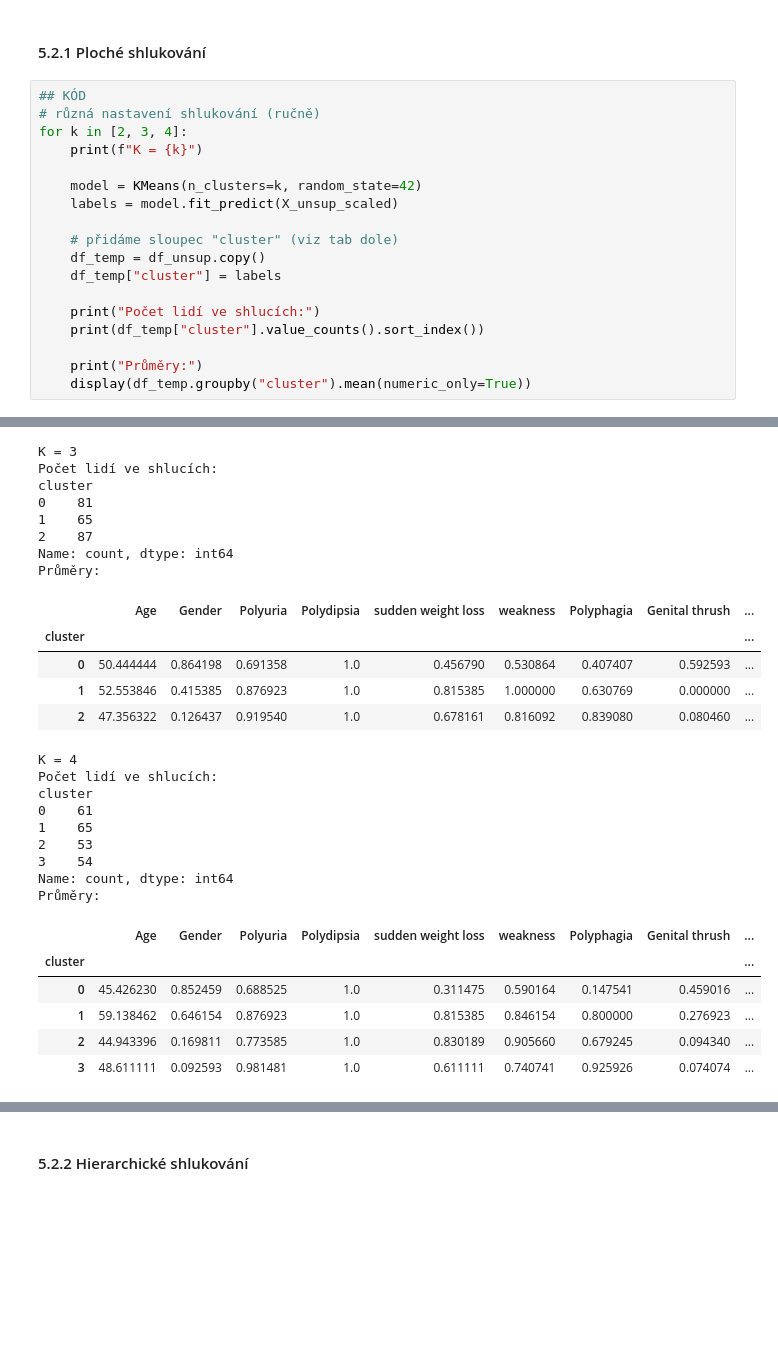
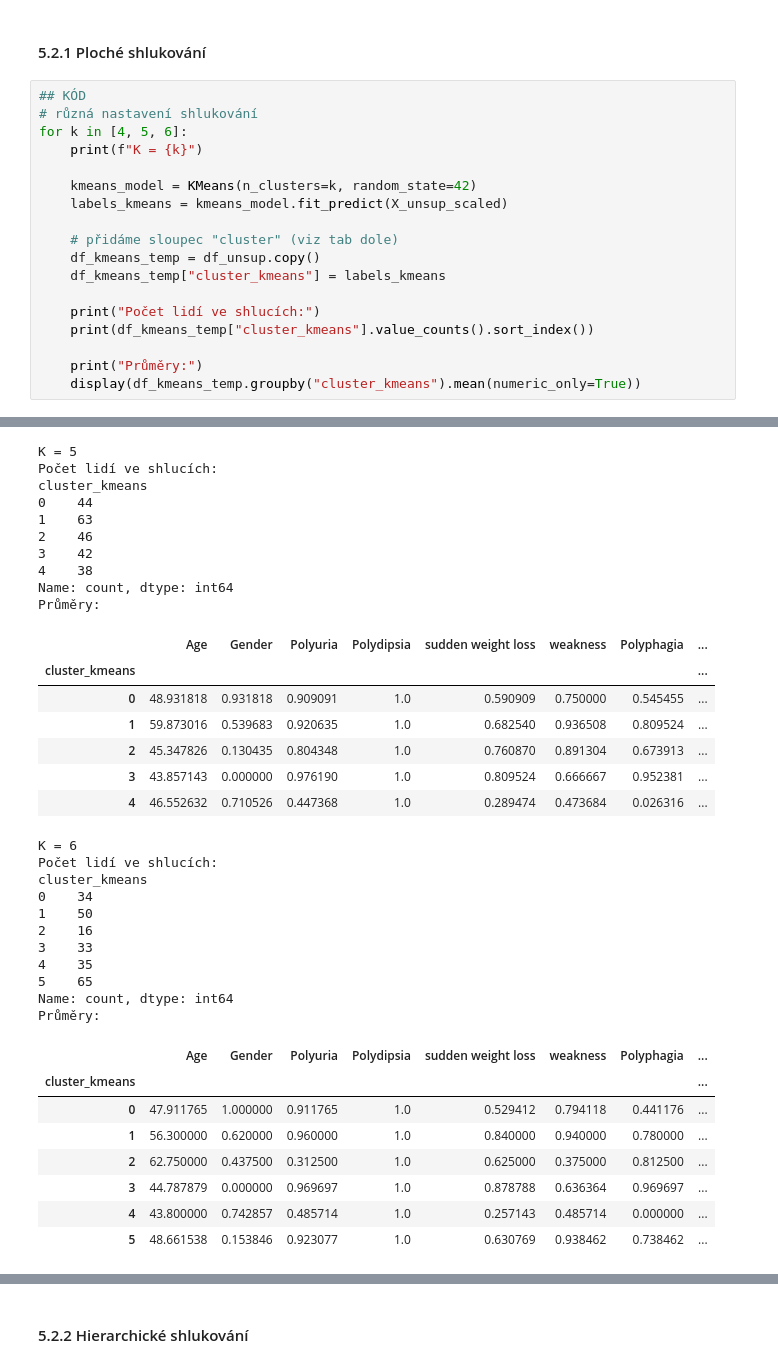
Before and after one commit to connertran/ZIS_semestralka, a Jupyter notebook: dokumentace_diabetes.ipynb, the cells around one changed output, grey strips where cells are left out. Drawn from its saved outputs; the diff is of its cells as text; blank space fills up the shorter version.

```diff
--- a/dokumentace_diabetes.ipynb
+++ b/dokumentace_diabetes.ipynb
@@ -272,20 +274,20 @@ plt.show()
 #### 5.2.1 Ploché shlukování
 # %%
 ## KÓD
-# různá nastavení shlukování (ručně)
-for k in [2, 3, 4]:
+# různá nastavení shlukování
+for k in [4, 5, 6]:
     print(f"K = {k}")
 
-    model = KMeans(n_clusters=k, random_state=42)
-    labels = model.fit_predict(X_unsup_scaled)
+    kmeans_model = KMeans(n_clusters=k, random_state=42)
+    labels_kmeans = kmeans_model.fit_predict(X_unsup_scaled)
 
     # přidáme sloupec "cluster" (viz tab dole)
-    df_temp = df_unsup.copy()
-    df_temp["cluster"] = labels
+    df_kmeans_temp = df_unsup.copy()
+    df_kmeans_temp["cluster_kmeans"] = labels_kmeans
 
     print("Počet lidí ve shlucích:")
-    print(df_temp["cluster"].value_counts().sort_index())
+    print(df_kmeans_temp["cluster_kmeans"].value_counts().sort_index())
 
     print("Průměry:")
-    display(df_temp.groupby("cluster").mean(numeric_only=True))
+    display(df_kmeans_temp.groupby("cluster_kmeans").mean(numeric_only=True))
 # %% [output]
@@ -303,29 +309,37 @@ Průměry:
-K = 3
+K = 5
 Počet lidí ve shlucích:
-cluster
-0    81
-1    65
-2    87
+cluster_kmeans
+0    44
+1    63
+2    46
+3    42
+4    38
 Name: count, dtype: int64
 Průměry:
-|  | Age | Gender | Polyuria | Polydipsia | sudden weight loss | weakness | Polyphagia | Genital thrush | ... |
-| cluster |  |  |  |  |  |  |  |  | ... |
-| 0 | 50.444444 | 0.864198 | 0.691358 | 1.0 | 0.456790 | 0.530864 | 0.407407 | 0.592593 | ... |
-| 1 | 52.553846 | 0.415385 | 0.876923 | 1.0 | 0.815385 | 1.000000 | 0.630769 | 0.000000 | ... |
-| 2 | 47.356322 | 0.126437 | 0.919540 | 1.0 | 0.678161 | 0.816092 | 0.839080 | 0.080460 | ... |
+|  | Age | Gender | Polyuria | Polydipsia | sudden weight loss | weakness | Polyphagia | ... |
+| cluster_kmeans |  |  |  |  |  |  |  | ... |
+| 0 | 48.931818 | 0.931818 | 0.909091 | 1.0 | 0.590909 | 0.750000 | 0.545455 | ... |
+| 1 | 59.873016 | 0.539683 | 0.920635 | 1.0 | 0.682540 | 0.936508 | 0.809524 | ... |
+| 2 | 45.347826 | 0.130435 | 0.804348 | 1.0 | 0.760870 | 0.891304 | 0.673913 | ... |
+| 3 | 43.857143 | 0.000000 | 0.976190 | 1.0 | 0.809524 | 0.666667 | 0.952381 | ... |
+| 4 | 46.552632 | 0.710526 | 0.447368 | 1.0 | 0.289474 | 0.473684 | 0.026316 | ... |
-K = 4
+K = 6
 Počet lidí ve shlucích:
-cluster
-0    61
-1    65
-2    53
-3    54
+cluster_kmeans
+0    34
+1    50
+2    16
+3    33
+4    35
+5    65
 Name: count, dtype: int64
 Průměry:
-|  | Age | Gender | Polyuria | Polydipsia | sudden weight loss | weakness | Polyphagia | Genital thrush | ... |
-| cluster |  |  |  |  |  |  |  |  | ... |
-| 0 | 45.426230 | 0.852459 | 0.688525 | 1.0 | 0.311475 | 0.590164 | 0.147541 | 0.459016 | ... |
-| 1 | 59.138462 | 0.646154 | 0.876923 | 1.0 | 0.815385 | 0.846154 | 0.800000 | 0.276923 | ... |
-| 2 | 44.943396 | 0.169811 | 0.773585 | 1.0 | 0.830189 | 0.905660 | 0.679245 | 0.094340 | ... |
-| 3 | 48.611111 | 0.092593 | 0.981481 | 1.0 | 0.611111 | 0.740741 | 0.925926 | 0.074074 | ... |
+|  | Age | Gender | Polyuria | Polydipsia | sudden weight loss | weakness | Polyphagia | ... |
+| cluster_kmeans |  |  |  |  |  |  |  | ... |
+| 0 | 47.911765 | 1.000000 | 0.911765 | 1.0 | 0.529412 | 0.794118 | 0.441176 | ... |
+| 1 | 56.300000 | 0.620000 | 0.960000 | 1.0 | 0.840000 | 0.940000 | 0.780000 | ... |
+| 2 | 62.750000 | 0.437500 | 0.312500 | 1.0 | 0.625000 | 0.375000 | 0.812500 | ... |
+| 3 | 44.787879 | 0.000000 | 0.969697 | 1.0 | 0.878788 | 0.636364 | 0.969697 | ... |
+| 4 | 43.800000 | 0.742857 | 0.485714 | 1.0 | 0.257143 | 0.485714 | 0.000000 | ... |
+| 5 | 48.661538 | 0.153846 | 0.923077 | 1.0 | 0.630769 | 0.938462 | 0.738462 | ... |
 # %% [markdown]
```
Also changed, not shown: parts of 12 cells of this notebook, 1 other file.
